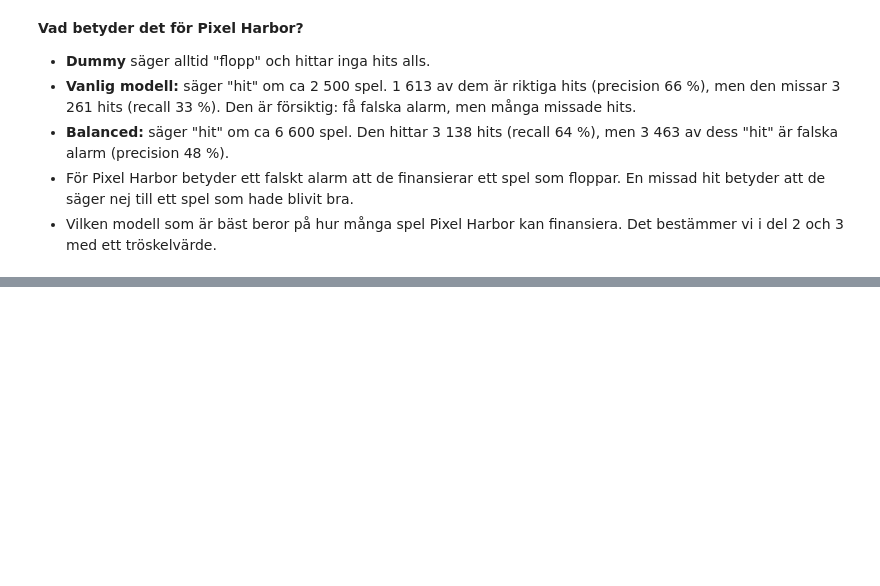
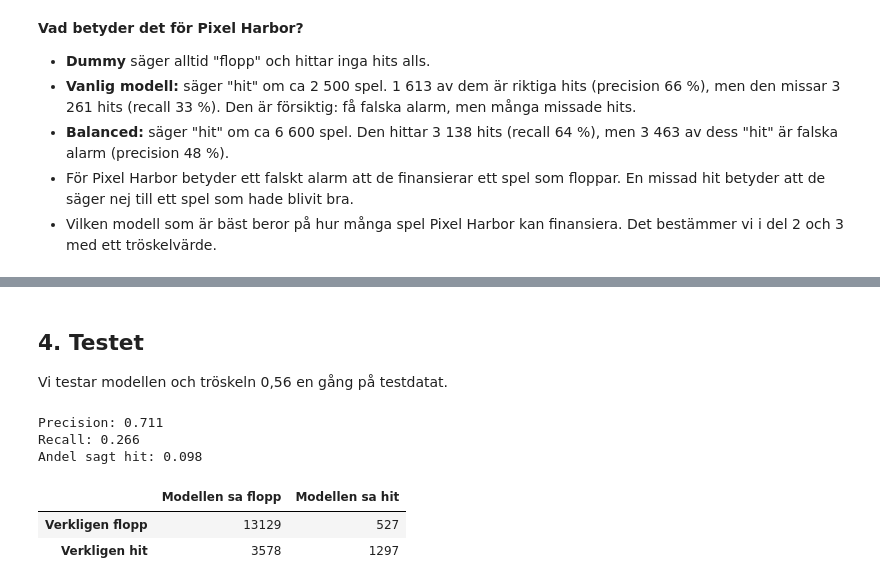
Before and after one commit to Mikyli3/Streamlit_Project, a Jupyter notebook: notebooks/04_classification.ipynb, the cells around one changed output, grey strips where cells are left out. Drawn from its saved outputs; the diff is of its cells as text; code cells hidden in the pictures; blank space fills up the shorter version.

```diff
--- a/notebooks/04_classification.ipynb
+++ b/notebooks/04_classification.ipynb
@@ -233,0 +316,30 @@ Logistisk regression, balanced
+# %% [markdown]
+## 4. Testet
+
+Vi testar modellen och tröskeln 0,56 en gång på testdatat.
+# %%
+# Tröskeln som appen ska använda
+TROSKEL = 0.56
+
+X_test = df_test[features]
+y_test = df_test["hit"]
+
+proba_test = modell.predict_proba(X_test)[:, 1]
+p_test = (proba_test >= TROSKEL).astype(int)
+
+print("Precision:", round(precision_score(y_test, p_test), 3))
+print("Recall:", round(recall_score(y_test, p_test), 3))
+print("Andel sagt hit:", round(p_test.mean(), 3))
+
+pd.DataFrame(
+    confusion_matrix(y_test, p_test),
+    index=["Verkligen flopp", "Verkligen hit"],
+    columns=["Modellen sa flopp", "Modellen sa hit"],
+)
+# %% [output]
+Precision: 0.711
+Recall: 0.266
+Andel sagt hit: 0.098
+|  | Modellen sa flopp | Modellen sa hit |
+| Verkligen flopp | 13129 | 527 |
+| Verkligen hit | 3578 | 1297 |
```
Also changed, not shown: parts of 6 cells of this notebook.
